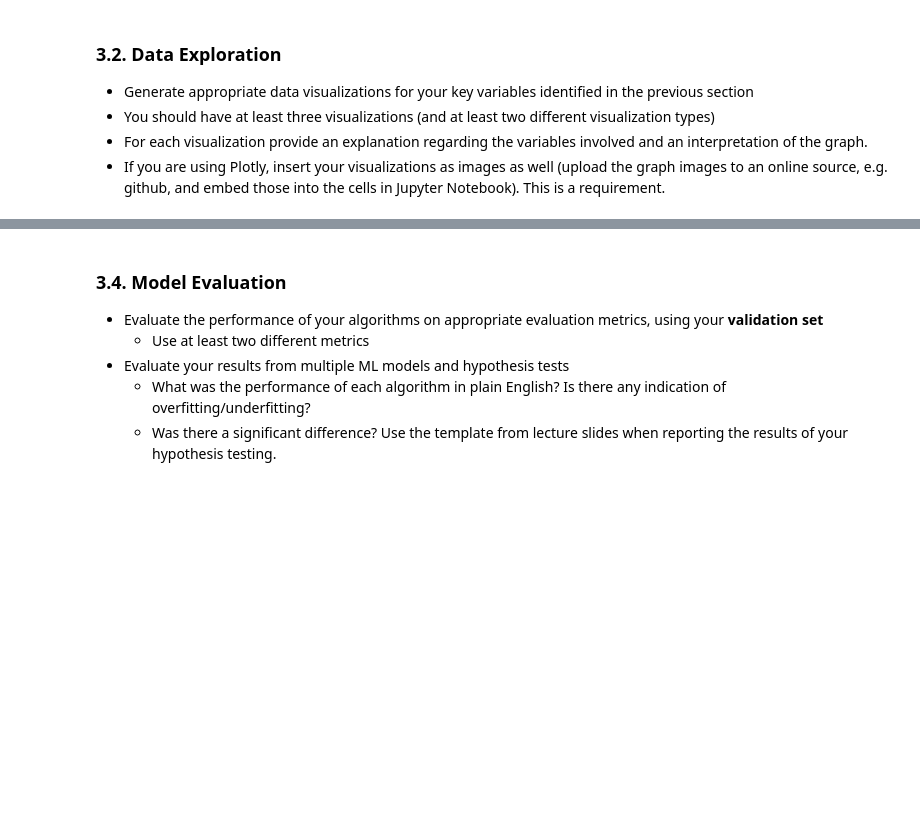
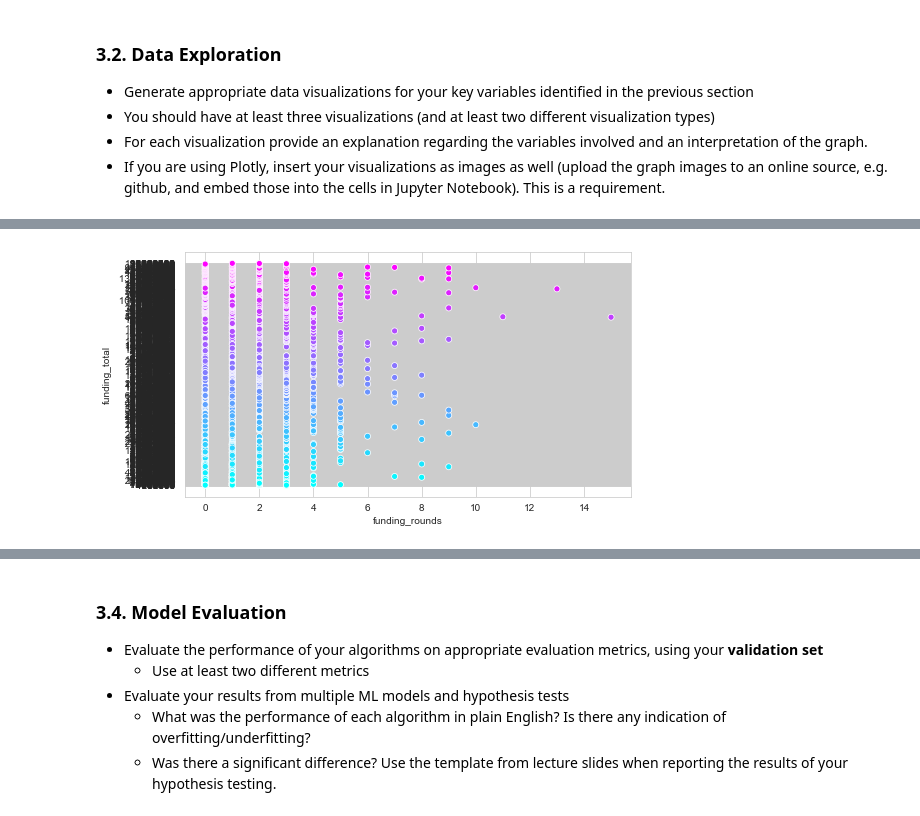
Before and after one commit to tommygreenwald/DS3000FP, a Jupyter notebook: DS3000_FP4_Section01_Group22.ipynb, the cells around one changed output, grey strips where cells are left out. Drawn from its saved outputs; the diff is of its cells as text; code cells hidden in the pictures; blank space fills up the shorter version.

```diff
--- a/DS3000_FP4_Section01_Group22.ipynb
+++ b/DS3000_FP4_Section01_Group22.ipynb
@@ -237,0 +257,7 @@ array([[-3.01609524e-01, -2.58406887e-01, -2.56612482e-01,
+# %%
+# funding rounds x total funding:
+plt.figure(figsize=(8, 4.5))
+sns.scatterplot(data=sample_df, x="funding_rounds", y="funding_total", hue="funding_total", palette='cool', legend=False)
+plt.show()
+# %% [output]
+[figure, added]
```
Also changed, not shown: parts of 9 cells of this notebook.
